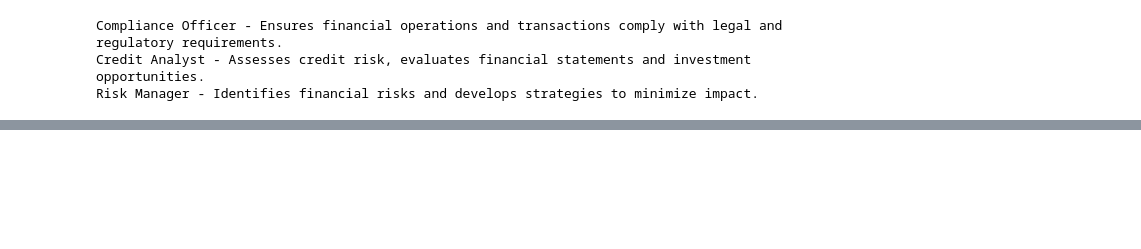
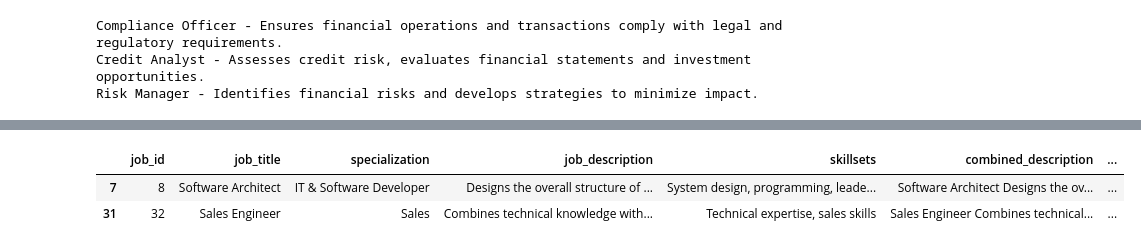
Before and after one commit to kzchua1998/chatbot, a Jupyter notebook: eda2.ipynb, the cells around one changed output, grey strips where cells are left out. Saved outputs shown, nothing was run; the diff lists cells and outputs as text; code cells hidden in the pictures; blank space fills up the shorter version.

```diff
--- a/eda2.ipynb
+++ b/eda2.ipynb
@@ -234,0 +249,8 @@ Risk Manager - Identifies financial risks and develops strategies to minimize im
+# %%
+df_nan_specialization["specialization"] = df_nan_specialization["embedded_combined_description"].apply(lambda x: spec_cls_model.predict(x.reshape(1,-1))[0])
+# %%
+df_nan_specialization
+# %% [output]
+|  | job_id | job_title | specialization | job_description | skillsets | combined_description | ... |
+| 7 | 8 | Software Architect | IT & Software Developer | Designs the overall structure of ... | System design, programming, leade... | Software Architect Designs the ov... | ... |
+| 31 | 32 | Sales Engineer | Sales | Combines technical knowledge with... | Technical expertise, sales skills | Sales Engineer Combines technical... | ... |
```
Also changed, not shown: parts of 15 cells of this notebook, 7 other files.
